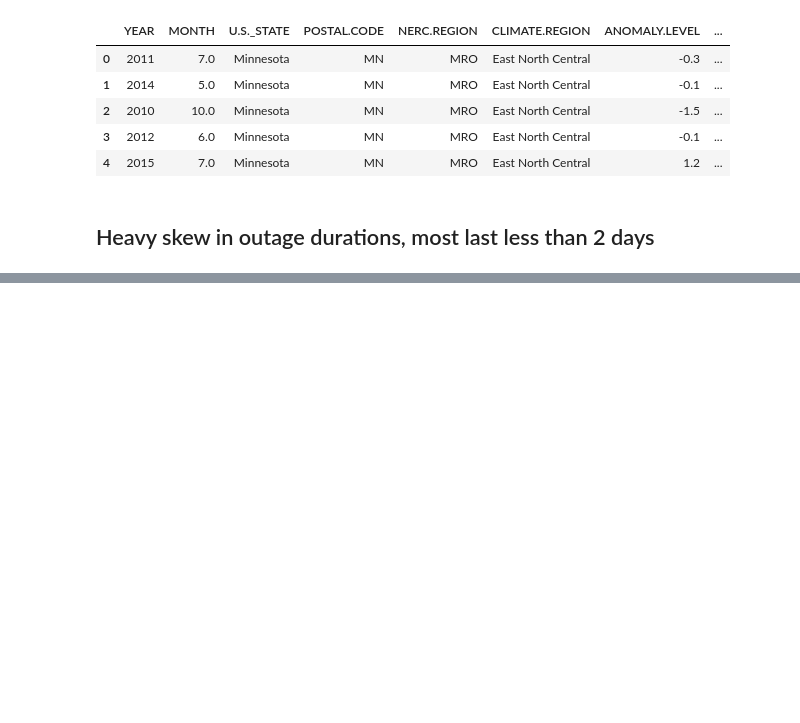
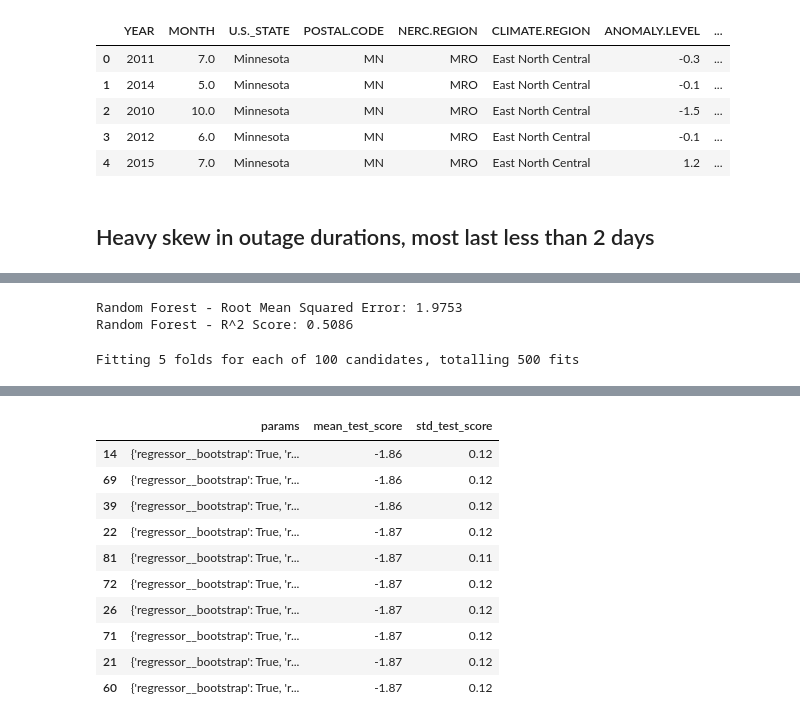
Before and after one commit to k-phantastic/US-Power-Outage-Analysis, a Jupyter notebook: 3_regression_model.ipynb, the cells around one changed output, grey strips where cells are left out. Drawn from its saved outputs; the diff is of its cells as text; code cells hidden in the pictures; blank space fills up the shorter version.

```diff
--- a/3_regression_model.ipynb
+++ b/3_regression_model.ipynb
@@ -46,0 +265,61 @@ fig.show()
+# %%
+pipe_rf = Pipeline([
+    ('preprocessor', preprocessor),
+    ('regressor', RandomForestRegressor(random_state=42))
+])
+pipe_rf.fit(X_train, y_train)
+y_pred_rf = pipe_rf.predict(X_test)
+
+rmse_rf = mean_squared_error(y_test, y_pred_rf, squared=False)
+r2_rf = r2_score(y_test, y_pred_rf)
+print(f'Random Forest - Root Mean Squared Error: {rmse_rf:.4f}')
+print(f'Random Forest - R^2 Score: {r2_rf:.4f}')
+# %% [output]
+Random Forest - Root Mean Squared Error: 1.9753
+Random Forest - R^2 Score: 0.5086
+# %%
+from scipy.stats import randint, uniform
+param_dist = {
+    'regressor__n_estimators': randint(200, 1000),
+    'regressor__max_depth': [None, 1, 2, 3, 4, 5, 10, 20, 30, 40, 50],
+    'regressor__min_samples_split': randint(2, 20),
+    'regressor__min_samples_leaf': randint(1, 10),
+    'regressor__max_features': ['sqrt', 'log2', 0.3, 0.5, 0.7, 1.0],
+    'regressor__bootstrap': [True, False],
+    'regressor__max_samples': [0.6, 0.7, 0.8, 0.9, None],
+}
+
+random_search = RandomizedSearchCV(
+    pipe_rf,
+    param_distributions=param_dist,
+    n_iter=100,           # tries 100 random combinations vs GridSearch's 12
+    cv=5,                 # 5-fold is more reliable than 3-fold
+    scoring='neg_root_mean_squared_error',
+    n_jobs=-1,
+    verbose=1,
+    random_state=42,
+)
+
+random_search.fit(X_train, y_train)
+
+print(f'Best params:\n')
+for k, v in random_search.best_params_.items():
+    print(f'  {k}: {v}')
+
+best_rf = random_search.best_estimator_
+y_pred_best_rf = best_rf.predict(X_test)
+
+rmse_best_rf = mean_squared_error(y_test, y_pred_best_rf, squared=False)
+r2_best_rf   = r2_score(y_test, y_pred_best_rf)
+
+print(f'\nBest Random Forest')
+print(f'  RMSE (log): {rmse_best_rf:.4f}')
+print(f'  R^2:         {r2_best_rf:.4f}')
+print(f'  RMSE (min): {mean_squared_error(np.expm1(y_test), np.expm1(y_pred_best_rf), squared=False):,.0f}')
+
+# CV results — useful to see variance across folds
+cv_results = pd.DataFrame(random_search.cv_results_)
+cv_results = cv_results.sort_values('rank_test_score')
+cv_results[['params', 'mean_test_score', 'std_test_score']].head(10)
+# %% [output]
+Fitting 5 folds for each of 100 candidates, totalling 500 fits
@@ -46,0 +359,11 @@ fig.show()
+|  | params | mean_test_score | std_test_score |
+| 14 | {'regressor__bootstrap': True, 'r... | -1.86 | 0.12 |
+| 69 | {'regressor__bootstrap': True, 'r... | -1.86 | 0.12 |
+| 39 | {'regressor__bootstrap': True, 'r... | -1.86 | 0.12 |
+| 22 | {'regressor__bootstrap': True, 'r... | -1.87 | 0.12 |
+| 81 | {'regressor__bootstrap': True, 'r... | -1.87 | 0.11 |
+| 72 | {'regressor__bootstrap': True, 'r... | -1.87 | 0.12 |
+| 26 | {'regressor__bootstrap': True, 'r... | -1.87 | 0.12 |
+| 71 | {'regressor__bootstrap': True, 'r... | -1.87 | 0.12 |
+| 21 | {'regressor__bootstrap': True, 'r... | -1.87 | 0.12 |
+| 60 | {'regressor__bootstrap': True, 'r... | -1.87 | 0.12 |
```
Also changed, not shown: parts of 19 cells of this notebook, 5 other files.
